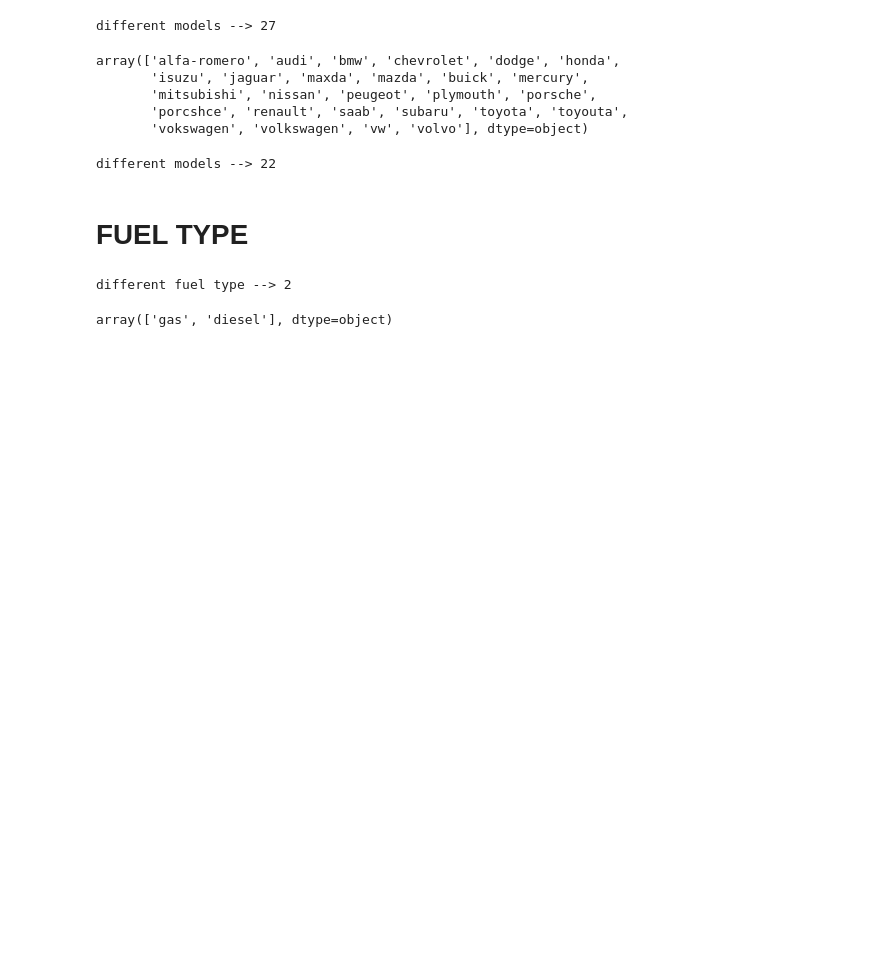
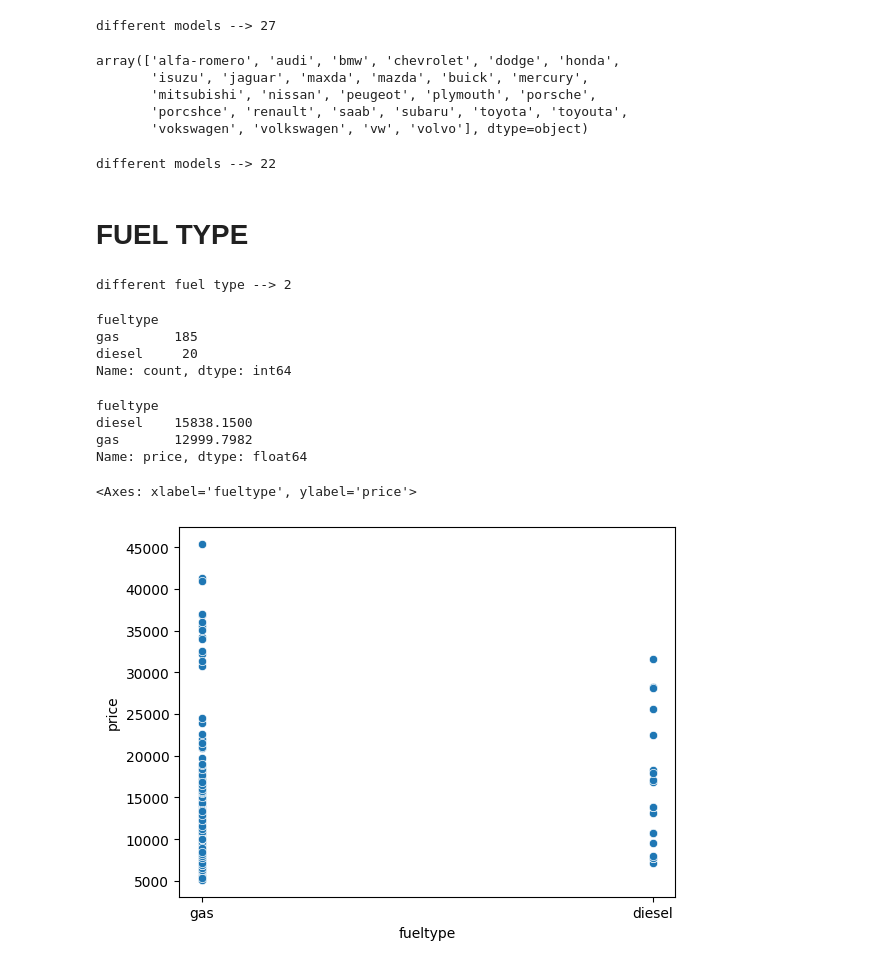
Before and after one commit to CuriousGu/car_price, a Jupyter notebook: studying_data.ipynb, the cells around one changed output. Cells and saved outputs as stored; diff of their text form; code cells hidden in the pictures; blank space fills up the shorter version.

```diff
--- a/studying_data.ipynb
+++ b/studying_data.ipynb
@@ -84,9 +102,12 @@ different models --> 22
 
 print(f"different fuel type --> {df.fueltype.nunique()}")
 
-df.fueltype.unique()
+df.fueltype.value_counts()
 
 # Few types, it's possible to use One Hot Encoding too
 # %% [output]
 different fuel type --> 2
-array(['gas', 'diesel'], dtype=object)
+fueltype
+gas       185
+diesel     20
+Name: count, dtype: int64
@@ -94,0 +114,12 @@ array(['gas', 'diesel'], dtype=object)
+# %%
+df.groupby("fueltype").mean("price")['price']
+# %% [output]
+fueltype
+diesel    15838.1500
+gas       12999.7982
+Name: price, dtype: float64
+# %%
+sns.scatterplot(y="price",x="fueltype", data=df)
+# %% [output]
+<Axes: xlabel='fueltype', ylabel='price'>
+[figure, added]
```
Also changed, not shown: parts of 9 cells of this notebook, 1 other file.
